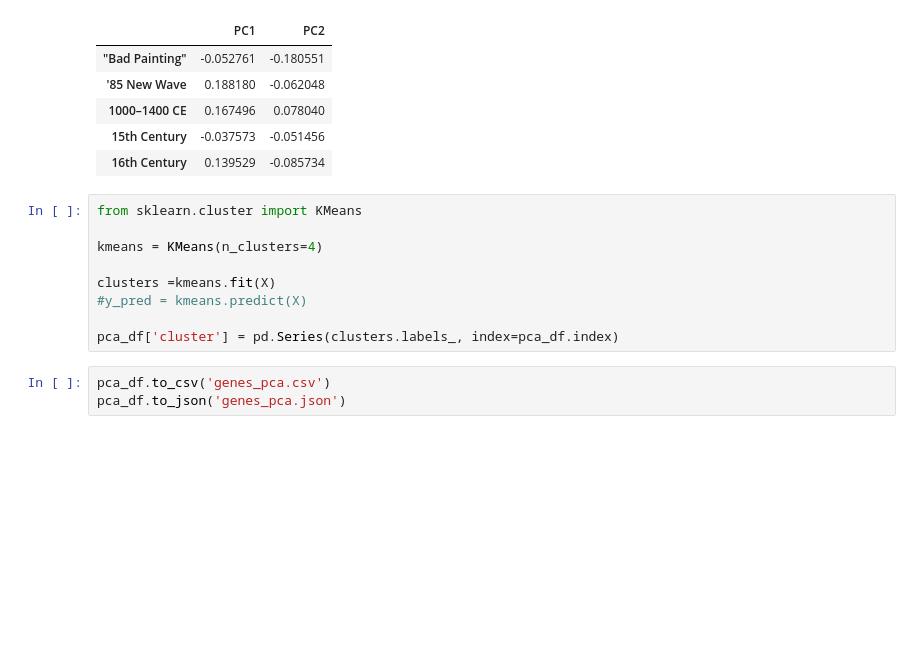
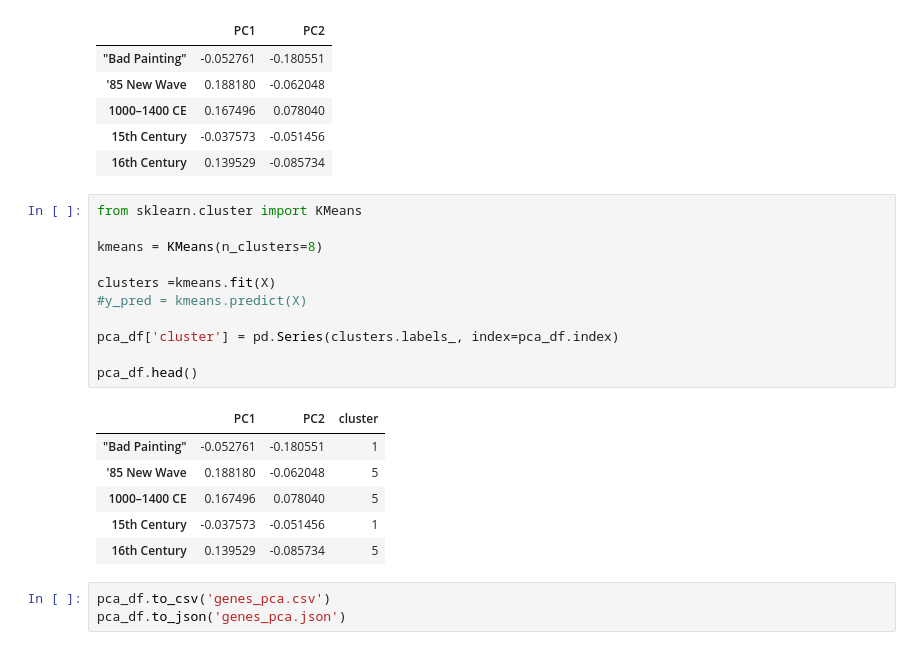
Before and after one commit to sepans/genevis, a Jupyter notebook: word2vec-api/artsy.ipynb, the cells around one changed output. Saved outputs shown, nothing was run; the diff lists cells and outputs as text; blank space fills up the shorter version.

```diff
--- a/word2vec-api/artsy.ipynb
+++ b/word2vec-api/artsy.ipynb
@@ -161,12 +161,21 @@ pca_df.head()
 # %%
 from sklearn.cluster import KMeans
 
-kmeans = KMeans(n_clusters=4)
+kmeans = KMeans(n_clusters=8)
 
 clusters =kmeans.fit(X)
 #y_pred = kmeans.predict(X)
 
 pca_df['cluster'] = pd.Series(clusters.labels_, index=pca_df.index)
+
+pca_df.head()
+# %% [output]
+|  | PC1 | PC2 | cluster |
+| "Bad Painting" | -0.052761 | -0.180551 | 1 |
+| '85 New Wave | 0.188180 | -0.062048 | 5 |
+| 1000–1400 CE | 0.167496 | 0.078040 | 5 |
+| 15th Century | -0.037573 | -0.051456 | 1 |
+| 16th Century | 0.139529 | -0.085734 | 5 |
 # %%
 pca_df.to_csv('genes_pca.csv')
 pca_df.to_json('genes_pca.json')
```
Also changed, not shown: parts of 1 cell of this notebook, 8 other files.
